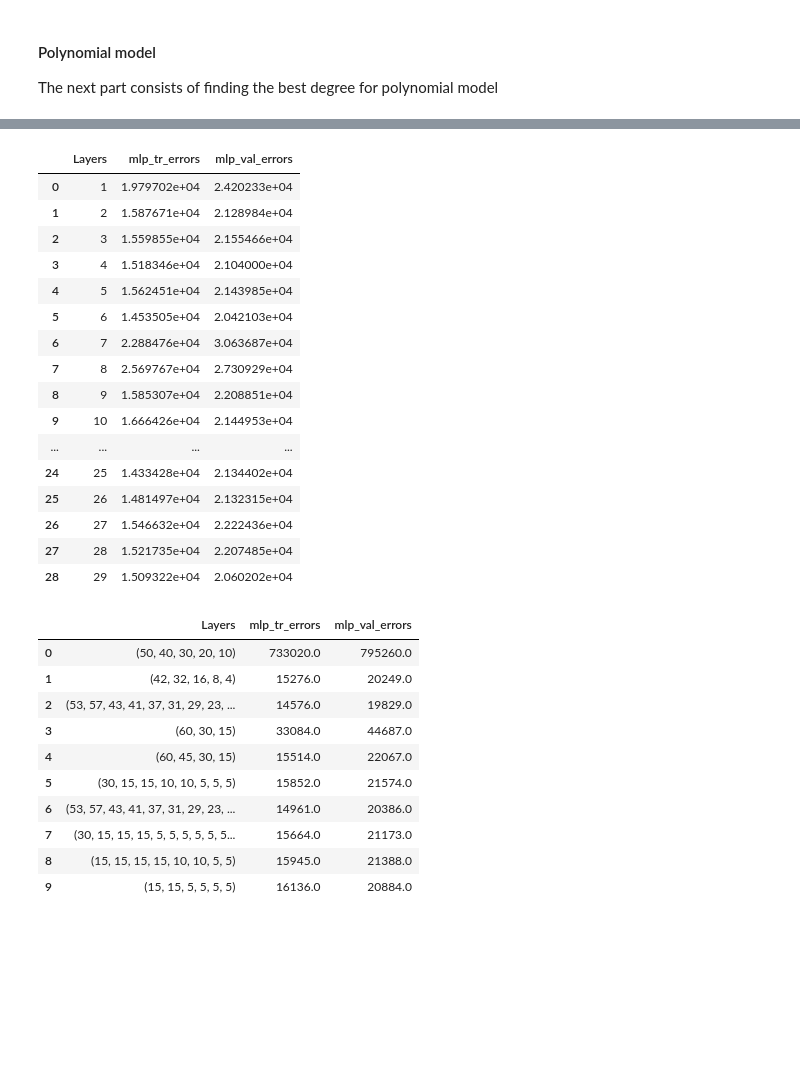
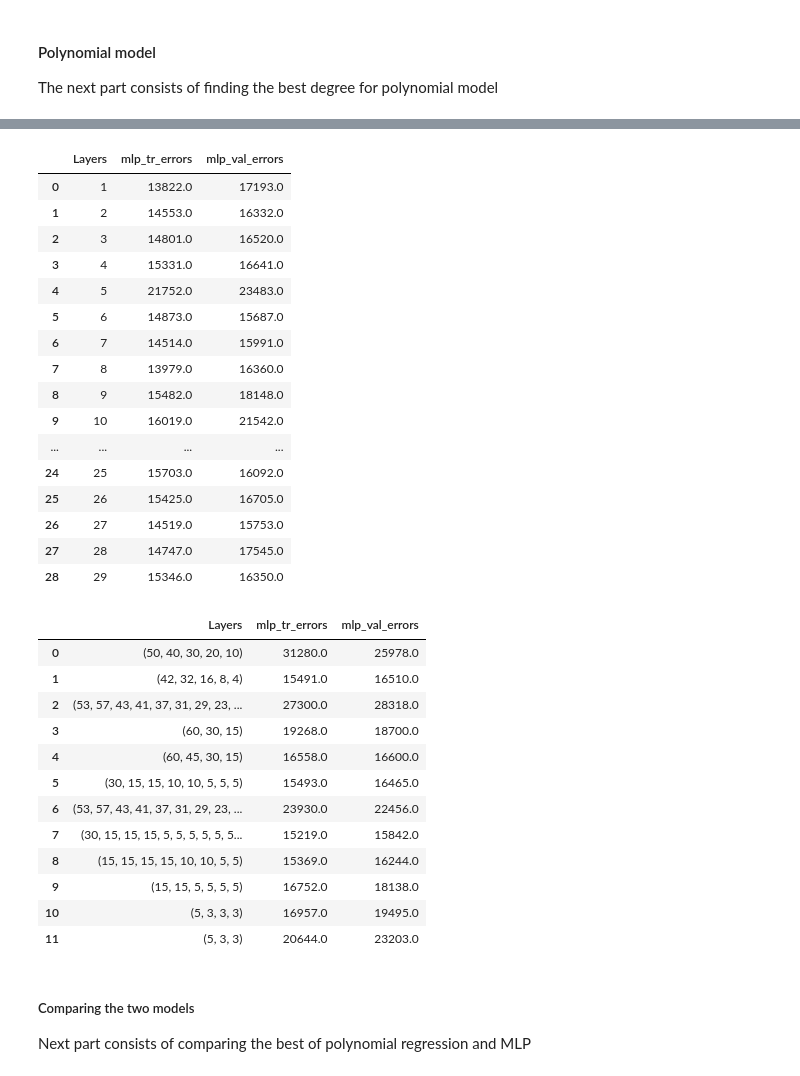
Before and after one commit to Sakkov/OMXH25-Prediction, a Jupyter notebook: Models.ipynb, the cells around one changed output, grey strips where cells are left out. Saved outputs shown, nothing was run; the diff lists cells and outputs as text; code cells hidden in the pictures; blank space fills up the shorter version.

Commit message:
final update on the models?

```diff
--- a/Models.ipynb
+++ b/Models.ipynb
@@ -45,8 +45,10 @@ X = df[["Time","Cases","Close"]].to_numpy().reshape(-1,3)
 #### Polynomial model
 The next part consists of finding the best degree for polynomial model
 # %%
-# Split the dataset into a training set and a validation set
-X_train, X_val, y_train, y_val = train_test_split(X, y, test_size=0.33, random_state=42) #The answer
+# Split the dataset into a training set, a validation set and a test set
+X_train, X_rem, y_train, y_rem = train_test_split(X, y, test_size=0.4, random_state=42) #The answer
+
+X_val, X_test, y_val, y_test = train_test_split(X_rem, y_rem, test_size=0.5, random_state=42)
 
 # Define a list of polynomial degrees
 degrees = list(range(1,10))
@@ -120,7 +122,7 @@ The next part consists of finding the best number of layers and neuron per layer
 # %%
 # define a list of values for the number of layers and neurons per layer
-num_layers = [1,2,4,6,8,10,15,20,25,30]
-num_neurons = list(range(10,16))
+num_layers = [1,2,4,6,8,10,15,20,30]
+num_neurons = list(range(5,16))
 
 # These variables are for storing the errors for each polynomial degree
 mlp_tr_errors = []
@@ -132,7 +134,7 @@ for i, layer in enumerate(num_layers):
     for neuron in num_neurons:
         hidden_layer_size = tuple([neuron]*layer)
 
-        mlp_regr = MLPRegressor(random_state=42, max_iter=10000, hidden_layer_sizes=hidden_layer_size)
+        mlp_regr = MLPRegressor(random_state=42, max_iter=1000, hidden_layer_sizes=hidden_layer_size)
 
         mlp_regr.fit(X_train, y_train)
 
@@ -188,9 +174,9 @@ Leyers    Training error      Validation error. Neurons:13
 # %%
 # Plotting with a good value for number of neurons
-# 13 neurons seems to result in good error consistently
+# 15 neurons seems to result in good error consistently
 
 num_layers = list(range(1,30))
-num_neurons = 13 # 13 neurons seems to result in good error consistently
+num_neurons = 15 # 15 neurons seems to result in good error consistently
 
 mlp_tr_errors = []
 mlp_val_errors = []
@@ -277,25 +233,25 @@ plt.show()
 # %%
 mlp_errors = {"Layers": num_layers, "mlp_tr_errors": mlp_tr_errors, "mlp_val_errors": mlp_val_errors}
 
-pd.DataFrame(mlp_errors)
+pd.DataFrame(mlp_errors).round(0)
 # %% [output]
 |  | Layers | mlp_tr_errors | mlp_val_errors |
-| 0 | 1 | 1.979702e+04 | 2.420233e+04 |
-| 1 | 2 | 1.587671e+04 | 2.128984e+04 |
-| 2 | 3 | 1.559855e+04 | 2.155466e+04 |
-| 3 | 4 | 1.518346e+04 | 2.104000e+04 |
-| 4 | 5 | 1.562451e+04 | 2.143985e+04 |
-| 5 | 6 | 1.453505e+04 | 2.042103e+04 |
-| 6 | 7 | 2.288476e+04 | 3.063687e+04 |
-| 7 | 8 | 2.569767e+04 | 2.730929e+04 |
-| 8 | 9 | 1.585307e+04 | 2.208851e+04 |
-| 9 | 10 | 1.666426e+04 | 2.144953e+04 |
+| 0 | 1 | 13822.0 | 17193.0 |
+| 1 | 2 | 14553.0 | 16332.0 |
+| 2 | 3 | 14801.0 | 16520.0 |
+| 3 | 4 | 15331.0 | 16641.0 |
+| 4 | 5 | 21752.0 | 23483.0 |
+| 5 | 6 | 14873.0 | 15687.0 |
+| 6 | 7 | 14514.0 | 15991.0 |
+| 7 | 8 | 13979.0 | 16360.0 |
+| 8 | 9 | 15482.0 | 18148.0 |
+| 9 | 10 | 16019.0 | 21542.0 |
 | ... | ... | ... | ... |
-| 24 | 25 | 1.433428e+04 | 2.134402e+04 |
-| 25 | 26 | 1.481497e+04 | 2.132315e+04 |
-| 26 | 27 | 1.546632e+04 | 2.222436e+04 |
-| 27 | 28 | 1.521735e+04 | 2.207485e+04 |
-| 28 | 29 | 1.509322e+04 | 2.060202e+04 |
+| 24 | 25 | 15703.0 | 16092.0 |
+| 25 | 26 | 15425.0 | 16705.0 |
+| 26 | 27 | 14519.0 | 15753.0 |
+| 27 | 28 | 14747.0 | 17545.0 |
+| 28 | 29 | 15346.0 | 16350.0 |
 # %%
 # Trying with varying number of neuron in each layer
 
@@ -308,7 +264,9 @@ layers=[(50,40,30,20,10),
         (53,57,43,41,37,31,29,23,19,17,13,11,7,5,3,2),
         (30,15,15,15,5,5,5,5,5,5,5),
         (15,15,15,15,10,10,5,5),
-        (15,15,5,5,5,5)
+        (15,15,5,5,5,5),
+        (5,3,3,3),
+        (5,3,3)
         ]
 
 mlp_tr_errors = []
@@ -316,7 +274,7 @@ mlp_val_errors = []
 
 for layer in layers:
 
-    mlp_regr = MLPRegressor(random_state= 42, hidden_layer_sizes= layer, max_iter=1000)
+    mlp_regr = MLPRegressor(random_state= 42, hidden_layer_sizes= layer, max_iter=10000)
     mlp_regr.fit(X_train, y_train)
 
     y_pred_train = mlp_regr.predict(X_train)
@@ -332,13 +290,18 @@ mlp_errors = {"Layers": layers, "mlp_tr_errors": mlp_tr_errors, "mlp_val_errors"
 pd.DataFrame(mlp_errors).round(0)
 # %% [output]
 |  | Layers | mlp_tr_errors | mlp_val_errors |
-| 0 | (50, 40, 30, 20, 10) | 733020.0 | 795260.0 |
-| 1 | (42, 32, 16, 8, 4) | 15276.0 | 20249.0 |
-| 2 | (53, 57, 43, 41, 37, 31, 29, 23, ... | 14576.0 | 19829.0 |
-| 3 | (60, 30, 15) | 33084.0 | 44687.0 |
-| 4 | (60, 45, 30, 15) | 15514.0 | 22067.0 |
-| 5 | (30, 15, 15, 10, 10, 5, 5, 5) | 15852.0 | 21574.0 |
-| 6 | (53, 57, 43, 41, 37, 31, 29, 23, ... | 14961.0 | 20386.0 |
-| 7 | (30, 15, 15, 15, 5, 5, 5, 5, 5, 5... | 15664.0 | 21173.0 |
-| 8 | (15, 15, 15, 15, 10, 10, 5, 5) | 15945.0 | 21388.0 |
-| 9 | (15, 15, 5, 5, 5, 5) | 16136.0 | 20884.0 |
+| 0 | (50, 40, 30, 20, 10) | 31280.0 | 25978.0 |
+| 1 | (42, 32, 16, 8, 4) | 15491.0 | 16510.0 |
+| 2 | (53, 57, 43, 41, 37, 31, 29, 23, ... | 27300.0 | 28318.0 |
+| 3 | (60, 30, 15) | 19268.0 | 18700.0 |
+| 4 | (60, 45, 30, 15) | 16558.0 | 16600.0 |
+| 5 | (30, 15, 15, 10, 10, 5, 5, 5) | 15493.0 | 16465.0 |
+| 6 | (53, 57, 43, 41, 37, 31, 29, 23, ... | 23930.0 | 22456.0 |
+| 7 | (30, 15, 15, 15, 5, 5, 5, 5, 5, 5... | 15219.0 | 15842.0 |
+| 8 | (15, 15, 15, 15, 10, 10, 5, 5) | 15369.0 | 16244.0 |
+| 9 | (15, 15, 5, 5, 5, 5) | 16752.0 | 18138.0 |
+| 10 | (5, 3, 3, 3) | 16957.0 | 19495.0 |
+| 11 | (5, 3, 3) | 20644.0 | 23203.0 |
+# %% [markdown]
+##### Comparing the two models
+Next part consists of comparing the best of polynomial regression and MLP
```
Also changed, not shown: parts of 17 cells of this notebook, 1 other file.
